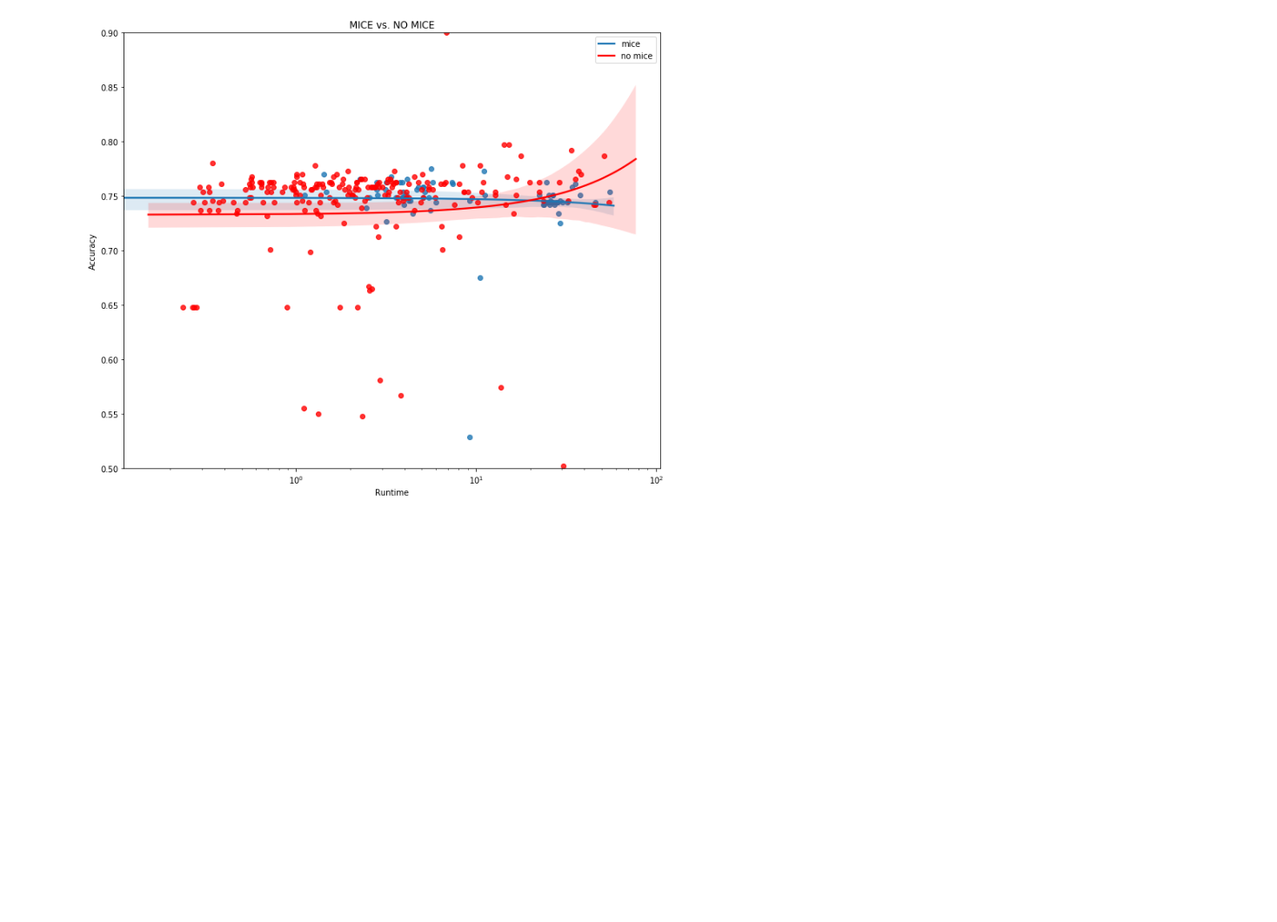
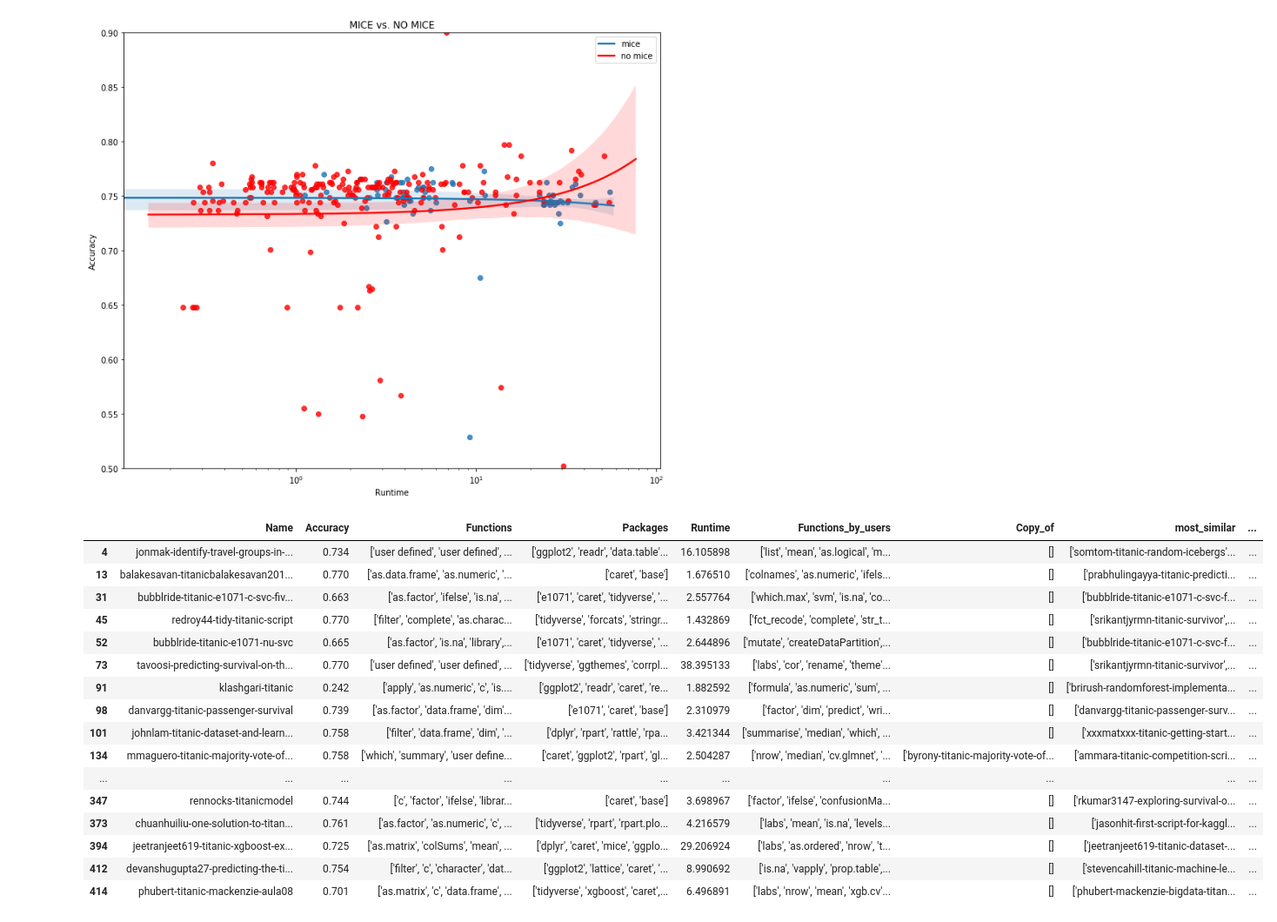
Before and after one commit to PRL-PRG/trustworthy-titanic, a Jupyter notebook: src/process_results.ipynb, the cells around one changed output. Shown: that part at 87% size. Drawn from its saved outputs; the diff is of its cells as text; code cells hidden in the pictures; blank space fills up the shorter version.

```diff
--- a/src/process_results.ipynb
+++ b/src/process_results.ipynb
@@ -584,3 +657,23 @@ plt.legend(['mice', 'no mice'])
 # %% [output]
 <matplotlib.legend.Legend at 0x...>
 [figure]
+# %%
+df_unique[df_unique['caret'] == 1][df_unique[df_unique['caret'] == 1]['forest'] == 0]
+# %% [output]
+|  | Name | Accuracy | Functions | Packages | Runtime | Functions_by_users | Copy_of | most_similar | ... |
+| 4 | jonmak-identify-travel-groups-in-... | 0.734 | ['user defined', 'user defined', ... | ['ggplot2', 'readr', 'data.table'... | 16.105898 | ['list', 'mean', 'as.logical', 'm... | [] | ['somtom-titanic-random-icebergs'... | ... |
+| 13 | balakesavan-titanicbalakesavan201... | 0.770 | ['as.data.frame', 'as.numeric', '... | ['caret', 'base'] | 1.676510 | ['colnames', 'as.numeric', 'ifels... | [] | ['prabhulingayya-titanic-predicti... | ... |
+| 31 | bubblride-titanic-e1071-c-svc-fiv... | 0.663 | ['as.factor', 'ifelse', 'is.na', ... | ['e1071', 'caret', 'tidyverse', '... | 2.557764 | ['which.max', 'svm', 'is.na', 'co... | [] | ['bubblride-titanic-e1071-c-svc-f... | ... |
+| 45 | redroy44-tidy-titanic-script | 0.770 | ['filter', 'complete', 'as.charac... | ['tidyverse', 'forcats', 'stringr... | 1.432869 | ['fct_recode', 'complete', 'str_t... | [] | ['srikantjyrmn-titanic-survivor',... | ... |
+| 52 | bubblride-titanic-e1071-nu-svc | 0.665 | ['as.factor', 'is.na', 'library',... | ['e1071', 'caret', 'tidyverse', '... | 2.644896 | ['mutate', 'createDataPartition',... | [] | ['bubblride-titanic-e1071-c-svc-f... | ... |
+| 73 | tavoosi-predicting-survival-on-th... | 0.770 | ['user defined', 'user defined', ... | ['tidyverse', 'ggthemes', 'corrpl... | 38.395133 | ['labs', 'cor', 'rename', 'theme'... | [] | ['srikantjyrmn-titanic-survivor',... | ... |
+| 91 | klashgari-titanic | 0.242 | ['apply', 'as.numeric', 'c', 'is.... | ['ggplot2', 'readr', 'caret', 're... | 1.882592 | ['formula', 'as.numeric', 'sum', ... | [] | ['brirush-randomforest-implementa... | ... |
+| 98 | danvargg-titanic-passenger-survival | 0.739 | ['as.factor', 'data.frame', 'dim'... | ['e1071', 'caret', 'base'] | 2.310979 | ['factor', 'dim', 'predict', 'wri... | [] | ['danvargg-titanic-passenger-surv... | ... |
+| 101 | johnlam-titanic-dataset-and-learn... | 0.758 | ['filter', 'data.frame', 'dim', '... | ['dplyr', 'rpart', 'rattle', 'rpa... | 3.421344 | ['summarise', 'median', 'which', ... | [] | ['xxxmatxxx-titanic-getting-start... | ... |
+| 134 | mmaguero-titanic-majority-vote-of... | 0.758 | ['which', 'summary', 'user define... | ['caret', 'ggplot2', 'rpart', 'gl... | 2.504287 | ['nrow', 'median', 'cv.glmnet', '... | ['byrony-titanic-majority-vote-of... | ['ammara-titanic-competition-scri... | ... |
+| ... | ... | ... | ... | ... | ... | ... | ... | ... | ... |
+| 347 | rennocks-titanicmodel | 0.744 | ['c', 'factor', 'ifelse', 'librar... | ['caret', 'base'] | 3.698967 | ['factor', 'ifelse', 'confusionMa... | [] | ['rkumar3147-exploring-survival-o... | ... |
+| 373 | chuanhuiliu-one-solution-to-titan... | 0.761 | ['as.factor', 'as.numeric', 'c', ... | ['tidyverse', 'rpart', 'rpart.plo... | 4.216579 | ['labs', 'mean', 'is.na', 'levels... | [] | ['jasonhit-first-script-for-kaggl... | ... |
+| 394 | jeetranjeet619-titanic-xgboost-ex... | 0.725 | ['as.matrix', 'colSums', 'mean', ... | ['dplyr', 'caret', 'mice', 'ggplo... | 29.206924 | ['labs', 'as.ordered', 'nrow', 't... | [] | ['jeetranjeet619-titanic-dataset-... | ... |
+| 412 | devanshugupta27-predicting-the-ti... | 0.754 | ['filter', 'c', 'character', 'dat... | ['ggplot2', 'lattice', 'caret', '... | 8.990692 | ['is.na', 'vapply', 'prop.table',... | [] | ['stevencahill-titanic-machine-le... | ... |
+| 414 | phubert-titanic-mackenzie-aula08 | 0.701 | ['as.matrix', 'c', 'data.frame', ... | ['tidyverse', 'xgboost', 'caret',... | 6.496891 | ['labs', 'nrow', 'mean', 'xgb.cv'... | [] | ['phubert-mackenzie-bigdata-titan... | ... |
```
Also changed, not shown: parts of 18 cells of this notebook, 4 other files.
